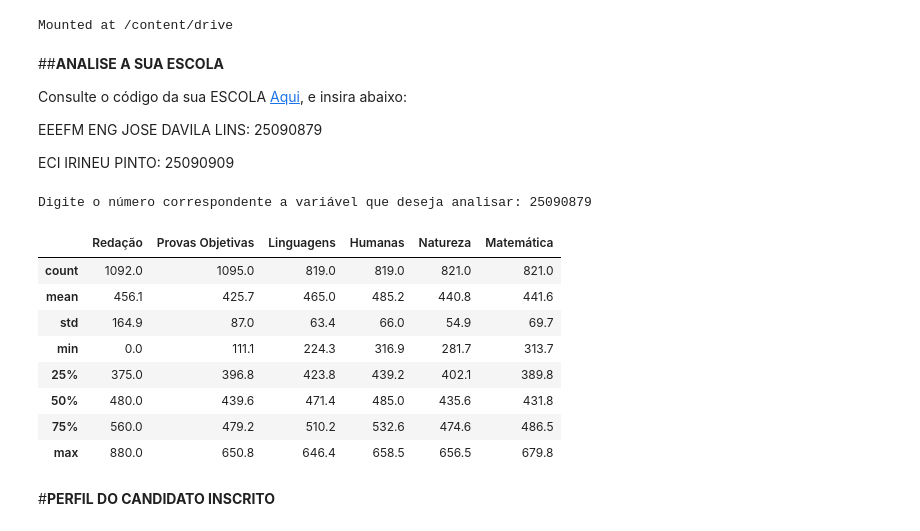
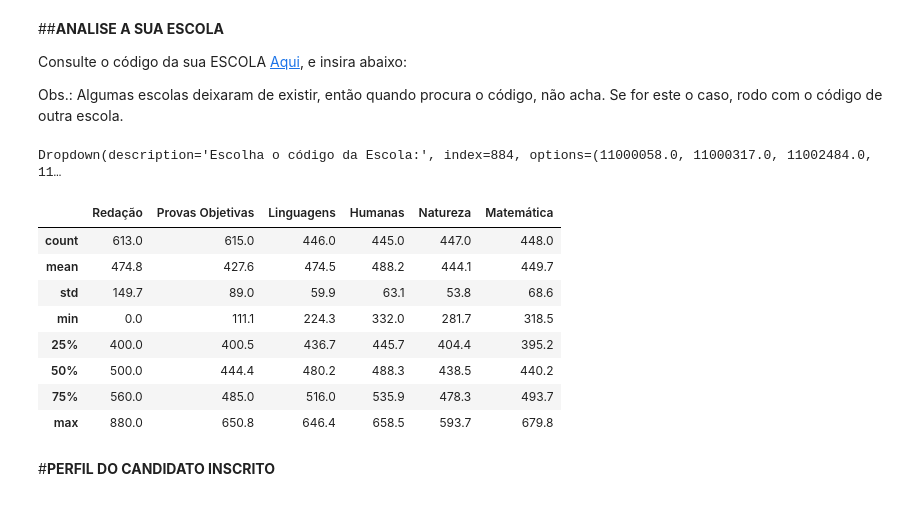
Before and after one commit to mariaeco/ICD_project_Maria, a Jupyter notebook: Desempenho_ESCOLA_PB.ipynb, the cells around one changed output. Drawn from its saved outputs; the diff is of its cells as text; code cells hidden in the pictures.

```diff
--- a/Desempenho_ESCOLA_PB.ipynb
+++ b/Desempenho_ESCOLA_PB.ipynb
@@ -3,9 +3,3 @@
-# %%
-#@title
-from google.colab import drive
-drive.mount('/content/drive')
-# %% [output]
-Mounted at /content/drive
 # %%
 #@title
 import pandas as pd
@@ -23,49 +18,55 @@ warnings.filterwarnings('ignore')
 
 Consulte o código da sua ESCOLA [Aqui](https://inepdata.inep.gov.br/analytics/saw.dll?dashboard), e insira abaixo:
 
-EEEFM ENG JOSE DAVILA LINS: 25090879
-
-ECI IRINEU PINTO: 25090909
+Obs.: Algumas escolas deixaram de existir, então quando procura o código, não acha. Se for este o caso, rodo com o código de outra escola.
-# %%
-#@title
-var = int(input('Digite o número correspondente a variável que deseja analisar: '))
-# %% [output]
-Digite o número correspondente a variável que deseja analisar: 25090879
+# %%
+#@title
+df = pd.read_csv('https://github.com/mariaeco/Projeto_ICD_UFPB_EnemPB/blob/main/DADOS/ENEM_POR_ESCOLA_PB_1998-2019.zip?raw=true', compression = 'zip', sep=',')
+
+var = widgets.Dropdown(
+    options = df.CO_ESCOLA.sort_values().unique().tolist(),
+    value = 25090879,
+    description = 'Escolha o código da Escola:',
+    disabled=False,
+    style={'description_width': 'initial'},
+)
+display(var)
+# %% [output]
+Dropdown(description='Escolha o código da Escola:', index=884, options=(11000058.0, 11000317.0, 11002484.0, 11…
 # %%
 #@title
-df = pd.read_csv('/content/drive/MyDrive/Colab Notebooks/DadosEnem/ENEM_PB_1998_2019.csv',sep=',')
 df['Internet'] = np.where(df['Internet'] == 0, "Não", "Sim")
 df['Computador'] = np.where(df['Computador'] == 0, "Não", "Sim")
 df['Celular'] = np.where(df['Celular'] == 0, "Não", "Sim")
 
 df.CO_MUNICIPIO_RESIDENCIA = df['CO_MUNICIPIO_RESIDENCIA'].astype({'CO_MUNICIPIO_RESIDENCIA': pd.Int64Dtype()})
-df = df[df["CO_ESCOLA"] == var]
+df = df[df["CO_ESCOLA"] == var.value]
 df = df.query('NU_ANO>2002')
 
-#pEGANDO O NOME DA ESCOLA
-escolas_PB = pd.read_csv('/content/drive/MyDrive/Colab Notebooks/DadosEnem/ENEM_2019_POR_ESCOLA_PB.csv')
-escolas_PB = escolas_PB[escolas_PB["Código INEP"] == var]
+#PEGANDO O NOME DA ESCOLA
+escolas_PB = pd.read_csv('https://raw.githubusercontent.com/mariaeco/Projeto_ICD_UFPB_EnemPB/main/DADOS/ENEM_2019_POR_ESCOLA_PB.csv', sep=',')
+escolas_PB = escolas_PB[escolas_PB["Código INEP"] == var.value]
 nomeMunicipio = escolas_PB.iloc[0]['Escola']
 nomeMunicipio
 
 sumario = df[['NU_NOTA_REDACAO','NU_NOTA_OBJETIVA','NU_NOTA_LC','NU_NOTA_CH','NU_NOTA_CN','NU_NOTA_MT']].describe().round(1)
 sumario.rename(columns = {'NU_NOTA_REDACAO':'Redação',
                           'NU_NOTA_OBJETIVA': 'Provas Objetivas',
                           'NU_NOTA_LC': 'Linguagens',
                           'NU_NOTA_CH': 'Humanas',
                           'NU_NOTA_CN':'Natureza',
                           'NU_NOTA_MT':'Matemática' }, inplace = True)
 sumario
 # %% [output]
 |  | Redação | Provas Objetivas | Linguagens | Humanas | Natureza | Matemática |
-| count | 1092.0 | 1095.0 | 819.0 | 819.0 | 821.0 | 821.0 |
-| mean | 456.1 | 425.7 | 465.0 | 485.2 | 440.8 | 441.6 |
-| std | 164.9 | 87.0 | 63.4 | 66.0 | 54.9 | 69.7 |
-| min | 0.0 | 111.1 | 224.3 | 316.9 | 281.7 | 313.7 |
-| 25% | 375.0 | 396.8 | 423.8 | 439.2 | 402.1 | 389.8 |
-| 50% | 480.0 | 439.6 | 471.4 | 485.0 | 435.6 | 431.8 |
-| 75% | 560.0 | 479.2 | 510.2 | 532.6 | 474.6 | 486.5 |
-| max | 880.0 | 650.8 | 646.4 | 658.5 | 656.5 | 679.8 |
+| count | 613.0 | 615.0 | 446.0 | 445.0 | 447.0 | 448.0 |
+| mean | 474.8 | 427.6 | 474.5 | 488.2 | 444.1 | 449.7 |
+| std | 149.7 | 89.0 | 59.9 | 63.1 | 53.8 | 68.6 |
+| min | 0.0 | 111.1 | 224.3 | 332.0 | 281.7 | 318.5 |
+| 25% | 400.0 | 400.5 | 436.7 | 445.7 | 404.4 | 395.2 |
+| 50% | 500.0 | 444.4 | 480.2 | 488.3 | 438.5 | 440.2 |
+| 75% | 560.0 | 485.0 | 516.0 | 535.9 | 478.3 | 493.7 |
+| max | 880.0 | 650.8 | 646.4 | 658.5 | 593.7 | 679.8 |
 # %% [markdown]
 #**PERFIL DO CANDIDATO INSCRITO**
 # %% [markdown]
```
Also changed, not shown: parts of 8 cells of this notebook.
